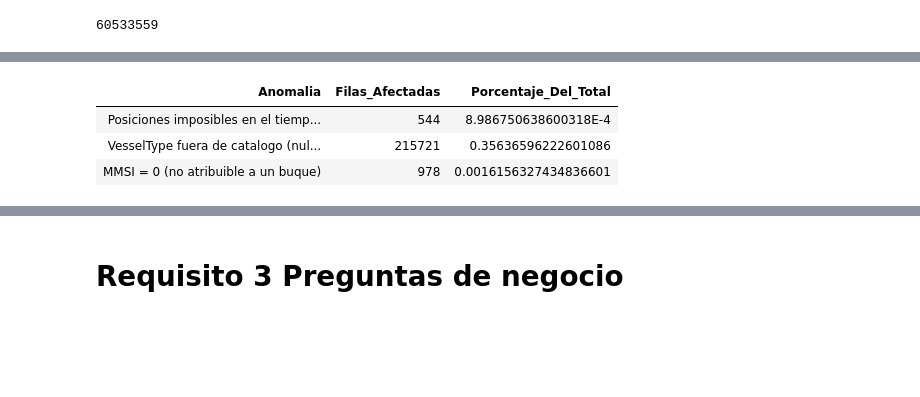
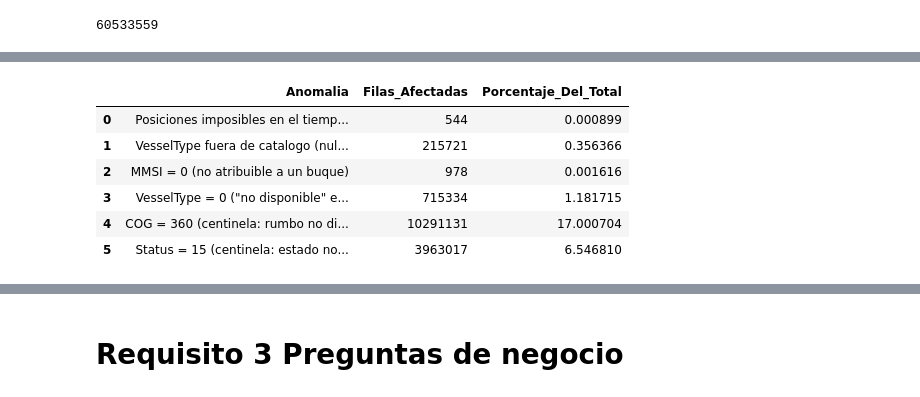
Before and after one commit to dnlec/trafico-maritimo-oceanwatch, a Jupyter notebook: src/proyecto_ocean_watch.ipynb, the cells around one changed output, grey strips where cells are left out. Cells and saved outputs as stored; diff of their text form; code cells hidden in the pictures; blank space fills up the shorter version.

```diff
--- a/notebook/proyecto_ocean_watch.ipynb
+++ b/src/proyecto_ocean_watch.ipynb
@@ -1,3 +1,23 @@
 # %% [markdown]
 # Requisito 1 Ingesta
 Descargamos los 7 dias de datos AIS (NOAA, 2023-06-01 a 06-07) al Volume, los descomprimimos y losleemos como un unico DataFrame con esquema explicito. Tres pasos: **descarga + verificacion**, **lecturatipada** y una **comprobacion** rapida de que la ingesta quedo completa.
+# %%
+from databricks.connect import DatabricksSession
+from databricks.sdk import WorkspaceClient
+
+# Python de cada celda corre en el laptop. Spark corre en serverless.
+# /Volumes no esta montado localmente: los archivos se leen con Spark o con la Files API.
+spark = DatabricksSession.builder.getOrCreate()
+w = WorkspaceClient()
+
+# Datos de la Parte 1. El target del bundle (catalog workspace) es otro lugar.
+CATALOG = "proyecto_datos"
+SCHEMA = "default"
+VOLUME_ROOT = f"/Volumes/{CATALOG}/{SCHEMA}/data"
+AIS_DIR = f"{VOLUME_ROOT}/ais_data"
+WPI_PATH = f"{VOLUME_ROOT}/UpdatedPub150.csv"
+PARQUET_PATH = f"{VOLUME_ROOT}/ais_parquet/"
+DELTA_TABLE = f"{CATALOG}.{SCHEMA}.ais_positions_delta"
+
+spark.sql(f"USE CATALOG {CATALOG}")
+spark.sql(f"USE SCHEMA {SCHEMA}")
@@ -490,30 +629,45 @@ Dos inconsistencias baratas de medir y valiosas:
 # %%
 # Posiciones imposibles en el tiempo: mismo (MMSI, BaseDateTime) con coordenadas distintas
 time_window = Window.partitionBy("MMSI", "BaseDateTime")
 df_time = df_ais.withColumn("distinct_coords", F.size(F.collect_set(F.concat_ws(",", "LAT", "LON")).over(time_window)))
 impossible_time = df_time.filter(F.col("distinct_coords") > 1).count()
 
 # VesselType fuera del catalogo AIS (valido 0-99) o nulo
 invalid_type = df_ais.filter(
     F.col("VesselType").isNull() | (F.col("VesselType") < 0) | (F.col("VesselType") > 99)
 ).count()
 
 # Volumen de filas con MMSI = 0 (no atribuibles a un buque)
 mmsi_cero = df_ais.filter((F.col("MMSI") == "0") | F.col("MMSI").rlike("^0+$")).count()
 
+# VesselType = 0 es "no disponible" en la norma AIS (distinto de nulo o de codigo invalido)
+type_cero = df_ais.filter(F.col("VesselType") == 0).count()
+type_cero_mmsi = df_ais.filter(F.col("VesselType") == 0).select("MMSI").distinct().count()
+
+# Centinelas de "no disponible" en otras dos columnas (mismo patron que Heading 511 y SOG 102.3):
+#  COG = 360 (rumbo sobre el fondo no disponible), Status = 15 (estado de navegacion "no definido")
+cog_sentinel = df_ais.filter(F.col("COG") == 360.0).count()
+status_sentinel = df_ais.filter(F.col("Status") == 15).count()
+
 total = df_ais.count()
 anomalias = spark.createDataFrame([
     ("Posiciones imposibles en el tiempo (mismo MMSI+instante, distinto lugar)", impossible_time, (impossible_time / total) * 100),
     ("VesselType fuera de catalogo (nulo o fuera de 0-99)", invalid_type, (invalid_type / total) * 100),
     ("MMSI = 0 (no atribuible a un buque)", mmsi_cero, (mmsi_cero / total) * 100),
+    ("VesselType = 0 (\"no disponible\" en la norma AIS)", type_cero, (type_cero / total) * 100),
+    ("COG = 360 (centinela: rumbo no disponible)", cog_sentinel, (cog_sentinel / total) * 100),
+    ("Status = 15 (centinela: estado no definido)", status_sentinel, (status_sentinel / total) * 100),
 ], ["Anomalia", "Filas_Afectadas", "Porcentaje_Del_Total"])
 
 display(anomalias)
 # %% [output]
-| Anomalia | Filas_Afectadas | Porcentaje_Del_Total |
-| Posiciones imposibles en el tiemp... | 544 | 8.986750638600318E-4 |
-| VesselType fuera de catalogo (nul... | 215721 | 0.35636596222601086 |
-| MMSI = 0 (no atribuible a un buque) | 978 | 0.0016156327434836601 |
+|  | Anomalia | Filas_Afectadas | Porcentaje_Del_Total |
+| 0 | Posiciones imposibles en el tiemp... | 544 | 0.000899 |
+| 1 | VesselType fuera de catalogo (nul... | 215721 | 0.356366 |
+| 2 | MMSI = 0 (no atribuible a un buque) | 978 | 0.001616 |
+| 3 | VesselType = 0 ("no disponible" e... | 715334 | 1.181715 |
+| 4 | COG = 360 (centinela: rumbo no di... | 10291131 | 17.000704 |
+| 5 | Status = 15 (centinela: estado no... | 3963017 | 6.546810 |
 # %% [markdown]
 ## Diagnostico y hallazgos principales
 
```
Also changed, not shown: parts of 39 cells of this notebook, 4 other files.
